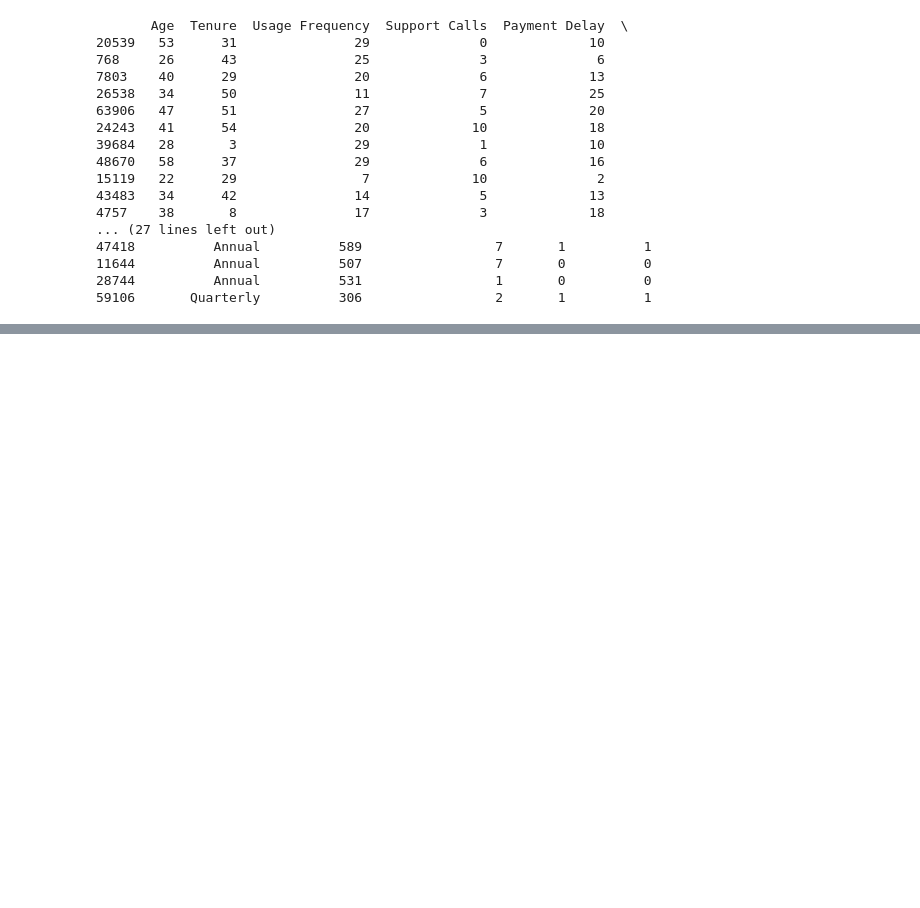
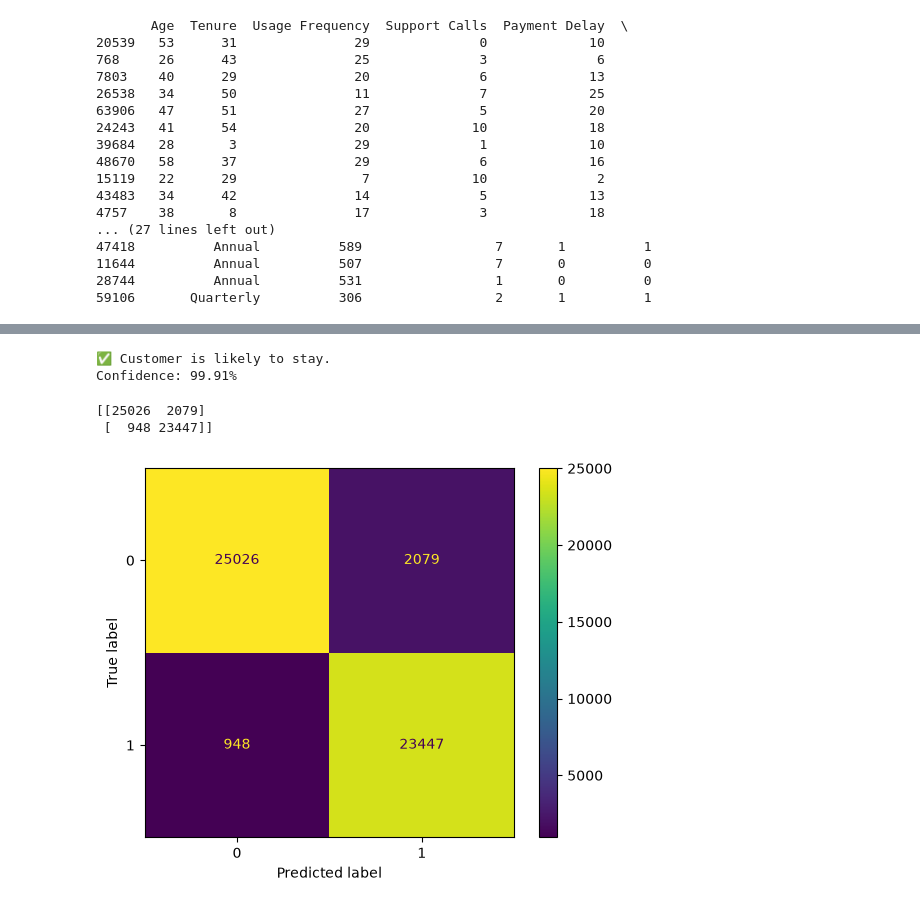
Before and after one commit to keshav687352-netizen/Churn, a Jupyter notebook: model1.ipynb, the cells around one changed output, grey strips where cells are left out. Drawn from its saved outputs; the diff is of its cells as text; code cells hidden in the pictures; blank space fills up the shorter version.

```diff
--- a/model1.ipynb
+++ b/model1.ipynb
@@ -219,0 +220,31 @@ XGBoostError: [22:05:31] C:\actions-runner\_work\xgboost\xgboost\src\data\../dat
+# %%
+prediction = model.predict(new_customer)[0]
+probability = model.predict_proba(new_customer)[0]
+
+if prediction == 0:
+    print("✅ Customer is likely to stay.")
+    print(f"Confidence: {probability[0] * 100:.2f}%")
+else:
+    print("⚠️ Customer is likely to churn.")
+    print(f"Confidence: {probability[1] * 100:.2f}%")
+# %% [output]
+✅ Customer is likely to stay.
+Confidence: 99.91%
+# %%
+from sklearn.metrics import confusion_matrix
+
+cm = confusion_matrix(y_test, y_pred)
+
+print(cm)
+# %% [output]
+[[25026  2079]
+ [  948 23447]]
+# %%
+from sklearn.metrics import ConfusionMatrixDisplay
+import matplotlib.pyplot as plt
+
+ConfusionMatrixDisplay.from_predictions(y_test, y_pred)
+
+plt.show()
+# %% [output]
+[figure, added]
```
Also changed, not shown: parts of 12 cells of this notebook, 1 other file.
